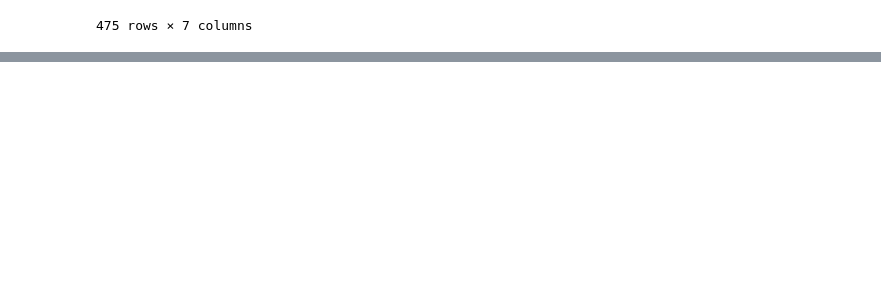
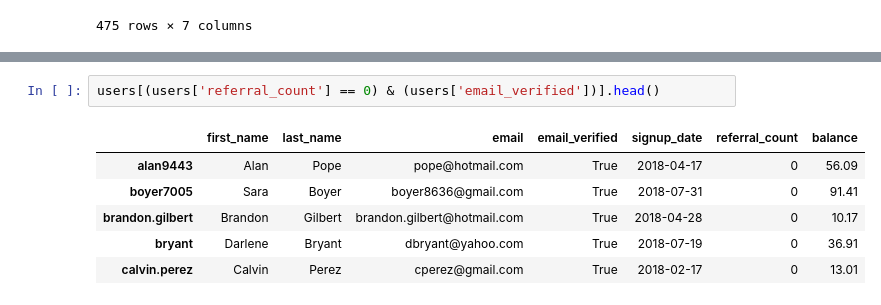
Before and after one commit to zstearman3/treehouse-pandas, a Jupyter notebook: Pandas Coding Challenge.ipynb, the cells around one changed output, grey strips where cells are left out. Saved outputs shown, nothing was run; the diff lists cells and outputs as text; blank space fills up the shorter version.

```diff
--- a/Pandas Coding Challenge.ipynb
+++ b/Pandas Coding Challenge.ipynb
@@ -92,0 +125,9 @@ users
+# %%
+users[(users['referral_count'] == 0) & (users['email_verified'])].head()
+# %% [output]
+|  | first_name | last_name | email | email_verified | signup_date | referral_count | balance |
+| alan9443 | Alan | Pope | pope@hotmail.com | True | 2018-04-17 | 0 | 56.09 |
+| boyer7005 | Sara | Boyer | boyer8636@gmail.com | True | 2018-07-31 | 0 | 91.41 |
+| brandon.gilbert | Brandon | Gilbert | brandon.gilbert@hotmail.com | True | 2018-04-28 | 0 | 10.17 |
+| bryant | Darlene | Bryant | dbryant@yahoo.com | True | 2018-07-19 | 0 | 36.91 |
+| calvin.perez | Calvin | Perez | cperez@gmail.com | True | 2018-02-17 | 0 | 13.01 |
```
Also changed, not shown: parts of 20 cells of this notebook.
